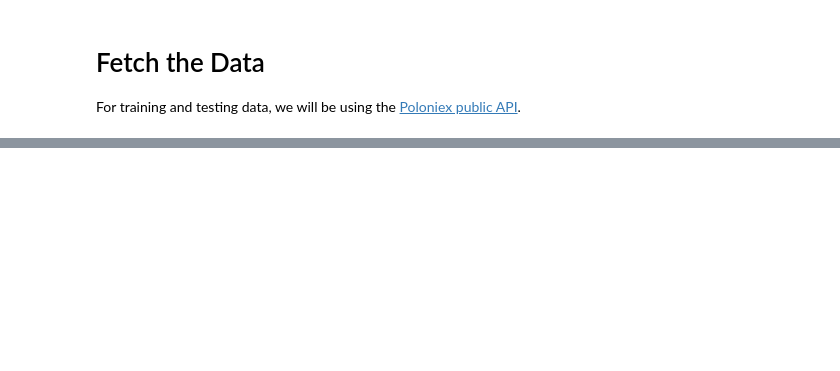
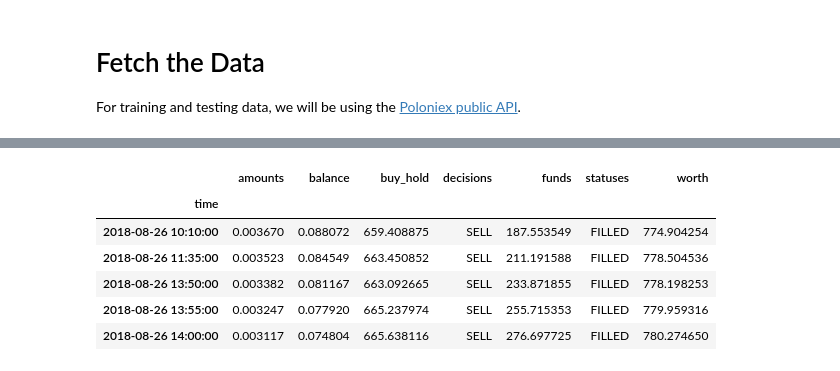
Before and after one commit to preslavrachev/pandas-ta, a Jupyter notebook: backtesting.ipynb, the cells around one changed output, grey strips where cells are left out. Drawn from its saved outputs; the diff is of its cells as text; code cells hidden in the pictures; blank space fills up the shorter version.

```diff
--- a/backtesting.ipynb
+++ b/backtesting.ipynb
@@ -47,0 +72,11 @@ More to come soon...
+# %%
+#res.describe()
+res[res['amounts'] > 0].tail()
+# %% [output]
+|  | amounts | balance | buy_hold | decisions | funds | statuses | worth |
+| time |  |  |  |  |  |  |  |
+| 2018-08-26 10:10:00 | 0.003670 | 0.088072 | 659.408875 | SELL | 187.553549 | FILLED | 774.904254 |
+| 2018-08-26 11:35:00 | 0.003523 | 0.084549 | 663.450852 | SELL | 211.191588 | FILLED | 778.504536 |
+| 2018-08-26 13:50:00 | 0.003382 | 0.081167 | 663.092665 | SELL | 233.871855 | FILLED | 778.198253 |
+| 2018-08-26 13:55:00 | 0.003247 | 0.077920 | 665.237974 | SELL | 255.715353 | FILLED | 779.959316 |
+| 2018-08-26 14:00:00 | 0.003117 | 0.074804 | 665.638116 | SELL | 276.697725 | FILLED | 780.274650 |
```
Also changed, not shown: parts of 12 cells of this notebook.
